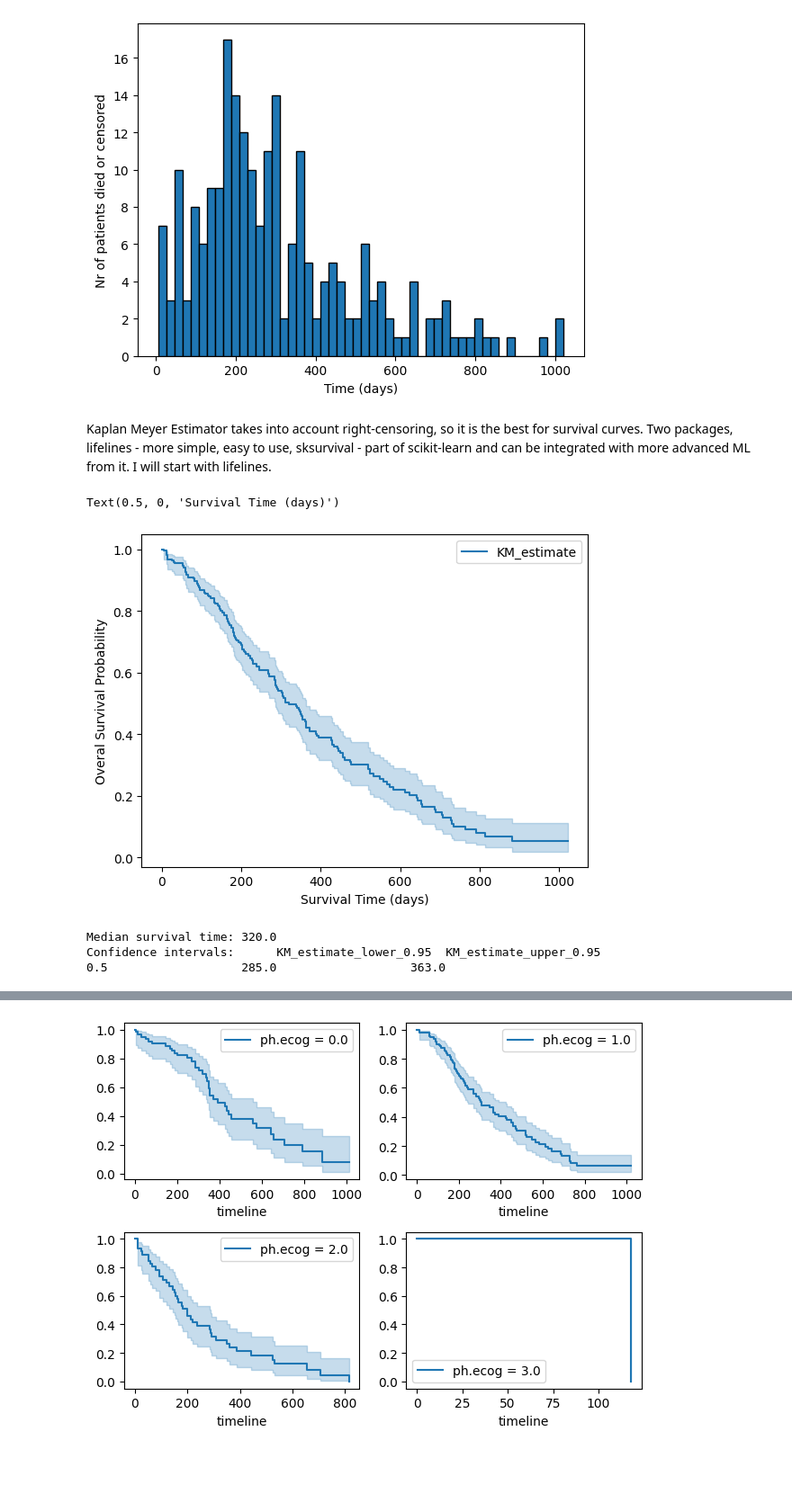
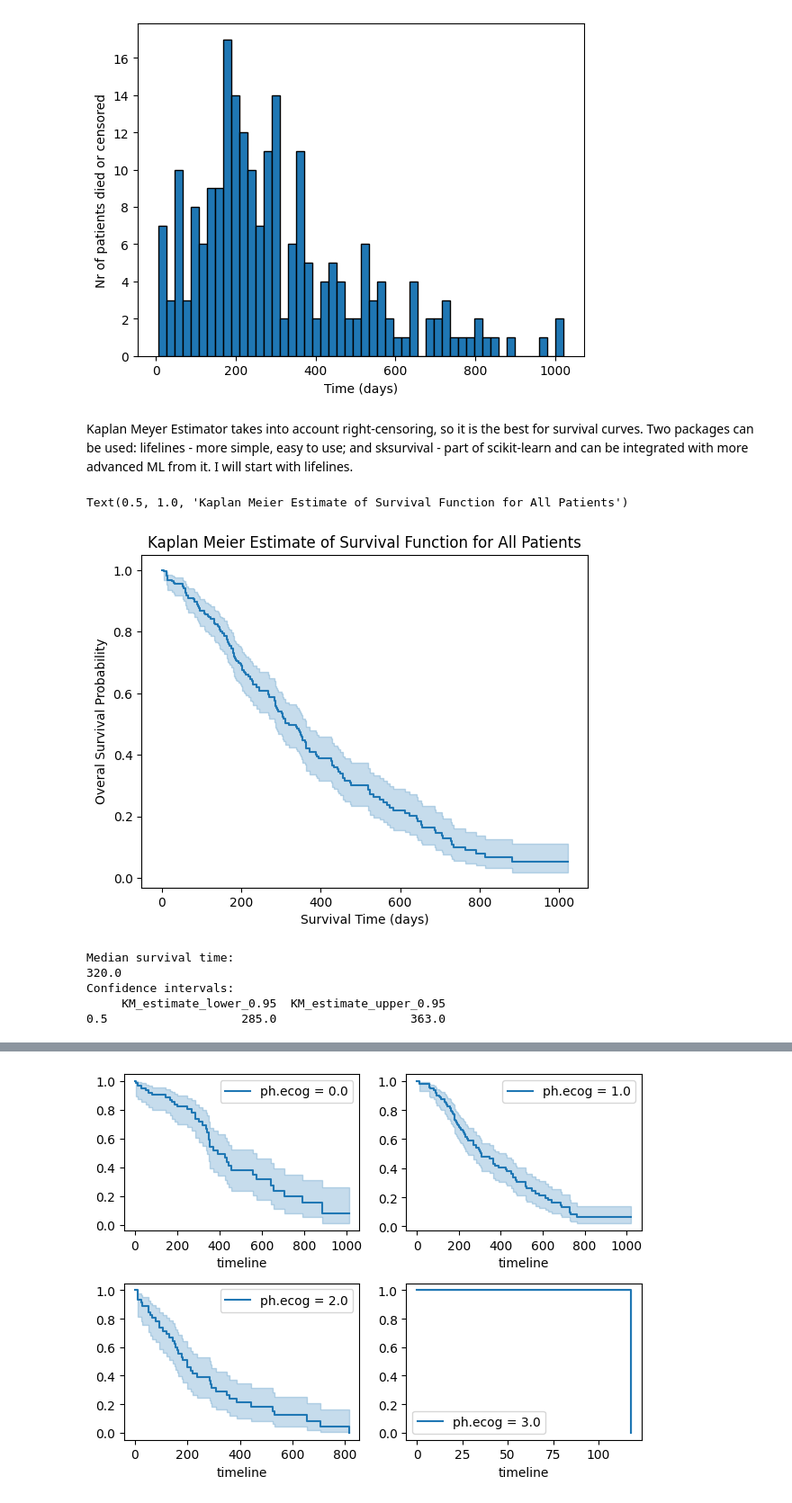
Before and after one commit to juliafrankenberg/survival-analysis, a Jupyter notebook: survival.ipynb, the cells around one changed output, grey strips where cells are left out. Shown at 90% size. Saved outputs shown, nothing was run; the diff lists cells and outputs as text; code cells hidden in the pictures; blank space fills up the shorter version.

```diff
--- a/survival.ipynb
+++ b/survival.ipynb
@@ -184,29 +199,35 @@ plt.show()
 # %% [output]
 [figure]
 # %% [markdown]
-Kaplan Meyer Estimator takes into account right-censoring, so it is the best for survival curves. Two packages, lifelines - more simple, easy to use, sksurvival - part of scikit-learn and can be integrated with more advanced ML from it. I will start with lifelines.
+Kaplan Meyer Estimator takes into account right-censoring, so it is the best for survival curves. Two packages can be used: lifelines - more simple, easy to use; and sksurvival - part of scikit-learn and can be integrated with more advanced ML from it. I will start with lifelines.
 # %%
 #Initiate object
 kmf = KaplanMeierFitter()
 #Fit the object
 kmf.fit(durations = T, event_observed = E)
 #Plot with 95%CI - check coursera MedicineAI for info on confidence intervals
 kmf.plot_survival_function()
+plt.legend().set_visible(False)
 plt.ylabel('Overal Survival Probability')
 plt.xlabel('Survival Time (days)')
+plt.title('Kaplan Meier Estimate of Survival Function for All Patients')
 # %% [output]
-Text(0.5, 0, 'Survival Time (days)')
+Text(0.5, 1.0, 'Kaplan Meier Estimate of Survival Function for All Patients')
-[figure, old version]
+[figure, new version]
 # %%
-# Calculate median survival time (not normally distributed so not good to look at mean)
+# Calculate median survival time (not normally distributed so best to use median rather than mean)
 from lifelines.utils import median_survival_times
 median_ = kmf.median_survival_time_
 median_confidence_interval_ = median_survival_times(kmf.confidence_interval_)
-print("Median survival time:", median_)
-print("Confidence intervals:", median_confidence_interval_)
+print("Median survival time:")
+print(median_)
+print("Confidence intervals:")
+print(median_confidence_interval_)
 # %% [output]
-Median survival time: 320.0
-Confidence intervals:      KM_estimate_lower_0.95  KM_estimate_upper_0.95
+Median survival time:
+320.0
+Confidence intervals:
+     KM_estimate_lower_0.95  KM_estimate_upper_0.95
 0.5                   285.0                   363.0
 # %%
 # Probability of surviving to 1 and 2 years
```
Also changed, not shown: parts of 20 cells of this notebook.
